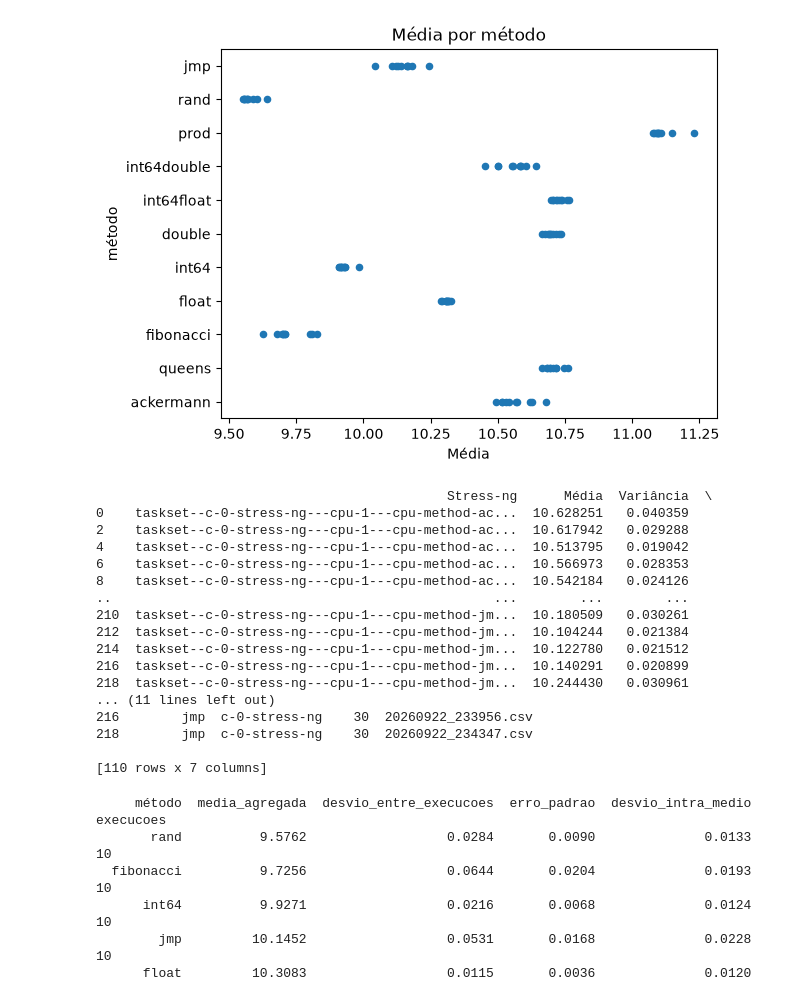
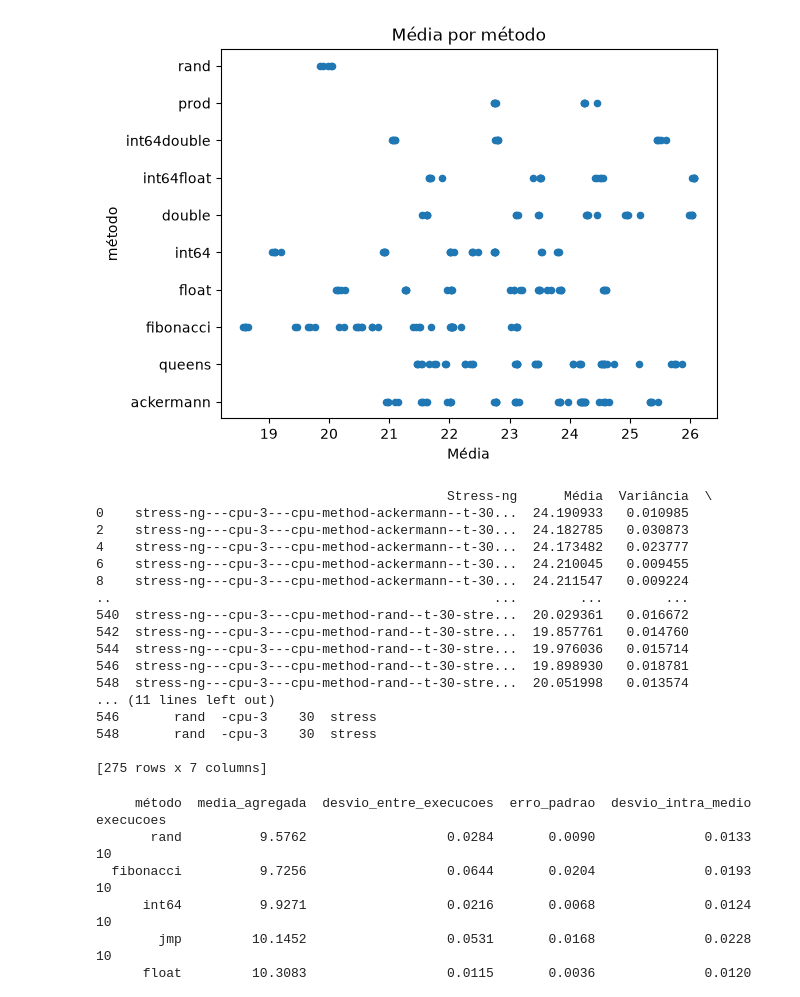
Before and after one commit to luizpcsilva/LECOS, a Jupyter notebook: dados/filtro.ipynb, the cells around one changed output. Cells and saved outputs as stored; diff of their text form; code cells hidden in the pictures.

```diff
--- a/dados/filtro.ipynb
+++ b/dados/filtro.ipynb
@@ -4,7 +4,7 @@ import numpy as np
 import matplotlib.pyplot as plt
 
 
-cons = pd.read_csv("log_residual_com_frequency_demand.csv",
+cons = pd.read_csv("log_medicao_paralela.csv",
                    names=["Stress-ng", "Média", "Variância"])
 #ons = pd.read_csv("log_medicao_paralela.csv", names=["Stress-ng", "Média", "Variância"])
 
@@ -20,52 +20,52 @@ cons = pd.read_csv("log_residual_com_frequency_demand.csv",
 #cons = cons[~cons.astype(str).apply(lambda linha : linha.str.contains("n"),any(), axis=1)]
 
 filtrado = cons.copy()
 
 filtrado = filtrado.dropna(subset=["Variância"])
 
 filtrado['método'] = filtrado['Stress-ng'].str.extract(r'-method-([^-]+)')
 
 filtrado['cpu'] = filtrado["Stress-ng"].str.split('--').str[1]
 
 filtrado['tempo'] = filtrado['Stress-ng'].str.extract(r't-([^-]+)')
 #tempo = filtrado["Stress-ng"].str.split('--').str[3]
 #filtrado['tempo'] = tempo.str.split('-').str[1]
 
 filtrado['data'] = filtrado['Stress-ng'].str.extract(r't-30-([^-]+)')
 #data = filtrado["Stress-ng"].str.split('-').str[14]
 #filtrado["data"] = data.str.split('_').str[0]
 
 grupo = filtrado.groupby("método")["Média"]
 #variância = grupo.var()
 
 
 repres = filtrado.plot(x="Média", y="método", kind="scatter", title="Média por método")
 
 
 
 plt.show()
 print(filtrado)
-filtrado.to_csv("media_residual_ondemand.csv")
+filtrado.to_csv("paralela.csv")
 #print(variância)
 # %% [output]
-[figure, old version]
+[figure, new version]
                                              Stress-ng      Média  Variância  \
-0    taskset--c-0-stress-ng---cpu-1---cpu-method-ac...  10.628251   0.040359
-2    taskset--c-0-stress-ng---cpu-1---cpu-method-ac...  10.617942   0.029288
-4    taskset--c-0-stress-ng---cpu-1---cpu-method-ac...  10.513795   0.019042
-6    taskset--c-0-stress-ng---cpu-1---cpu-method-ac...  10.566973   0.028353
-8    taskset--c-0-stress-ng---cpu-1---cpu-method-ac...  10.542184   0.024126
+0    stress-ng---cpu-3---cpu-method-ackermann--t-30...  24.190933   0.010985
+2    stress-ng---cpu-3---cpu-method-ackermann--t-30...  24.182785   0.030873
+4    stress-ng---cpu-3---cpu-method-ackermann--t-30...  24.173482   0.023777
+6    stress-ng---cpu-3---cpu-method-ackermann--t-30...  24.210045   0.009455
+8    stress-ng---cpu-3---cpu-method-ackermann--t-30...  24.211547   0.009224
 ..                                                 ...        ...        ...
-210  taskset--c-0-stress-ng---cpu-1---cpu-method-jm...  10.180509   0.030261
-212  taskset--c-0-stress-ng---cpu-1---cpu-method-jm...  10.104244   0.021384
-214  taskset--c-0-stress-ng---cpu-1---cpu-method-jm...  10.122780   0.021512
-216  taskset--c-0-stress-ng---cpu-1---cpu-method-jm...  10.140291   0.020899
-218  taskset--c-0-stress-ng---cpu-1---cpu-method-jm...  10.244430   0.030961
+540  stress-ng---cpu-3---cpu-method-rand--t-30-stre...  20.029361   0.016672
+542  stress-ng---cpu-3---cpu-method-rand--t-30-stre...  19.857761   0.014760
+544  stress-ng---cpu-3---cpu-method-rand--t-30-stre...  19.976036   0.015714
+546  stress-ng---cpu-3---cpu-method-rand--t-30-stre...  19.898930   0.018781
+548  stress-ng---cpu-3---cpu-method-rand--t-30-stre...  20.051998   0.013574
 ... (11 lines left out)
-216        jmp  c-0-stress-ng    30  20260922_233956.csv
-218        jmp  c-0-stress-ng    30  20260922_234347.csv
+546       rand  -cpu-3    30  stress
+548       rand  -cpu-3    30  stress
 
-[110 rows x 7 columns]
+[275 rows x 7 columns]
 # %%
 #agrega as 10 execucoes de cada metodo em uma linha so.
 #o desvio que importa e a dispersao ENTRE execucoes: ela ja contem o ruido
```
Also changed, not shown: parts of 1 cell of this notebook, 9 other files.
